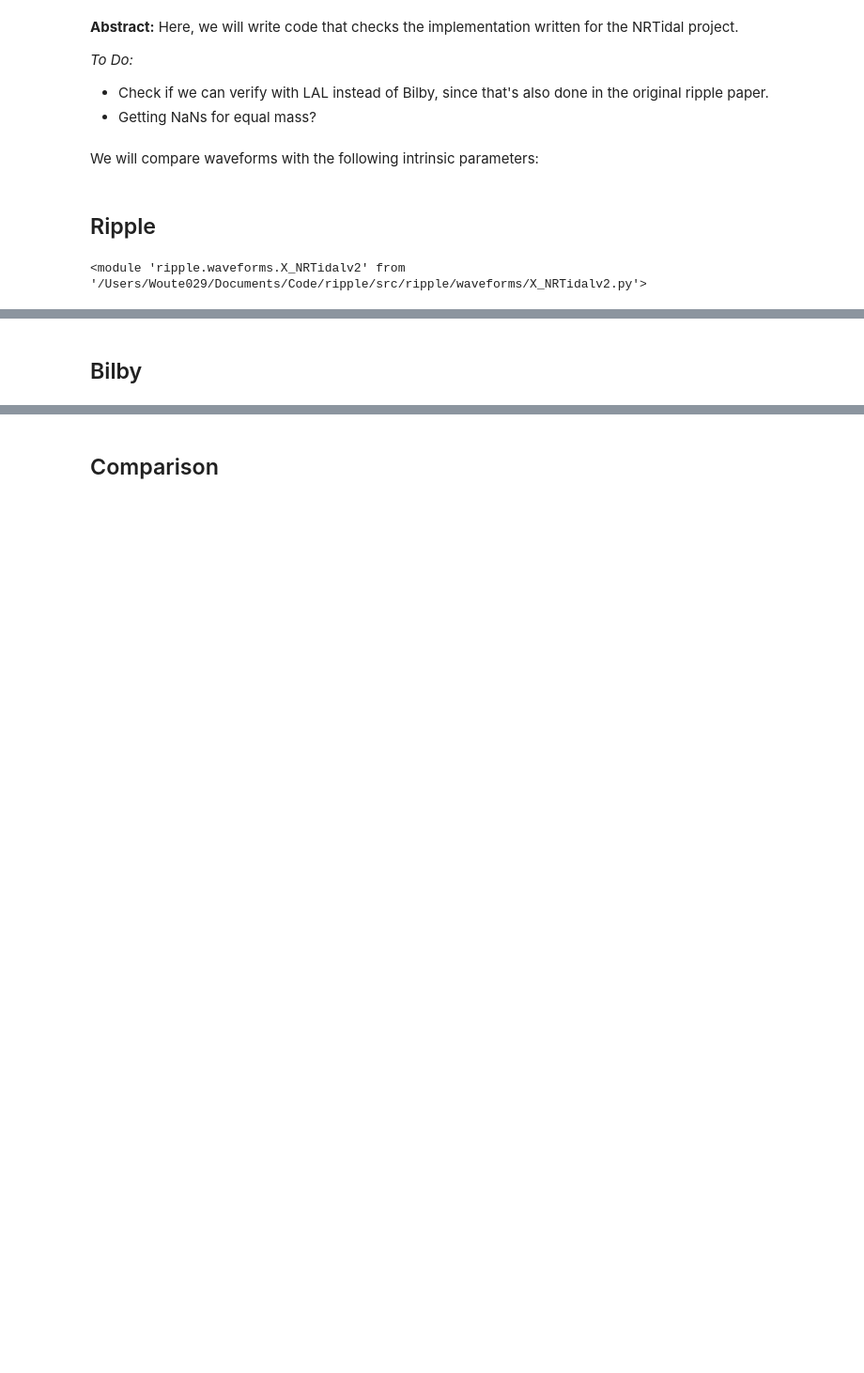
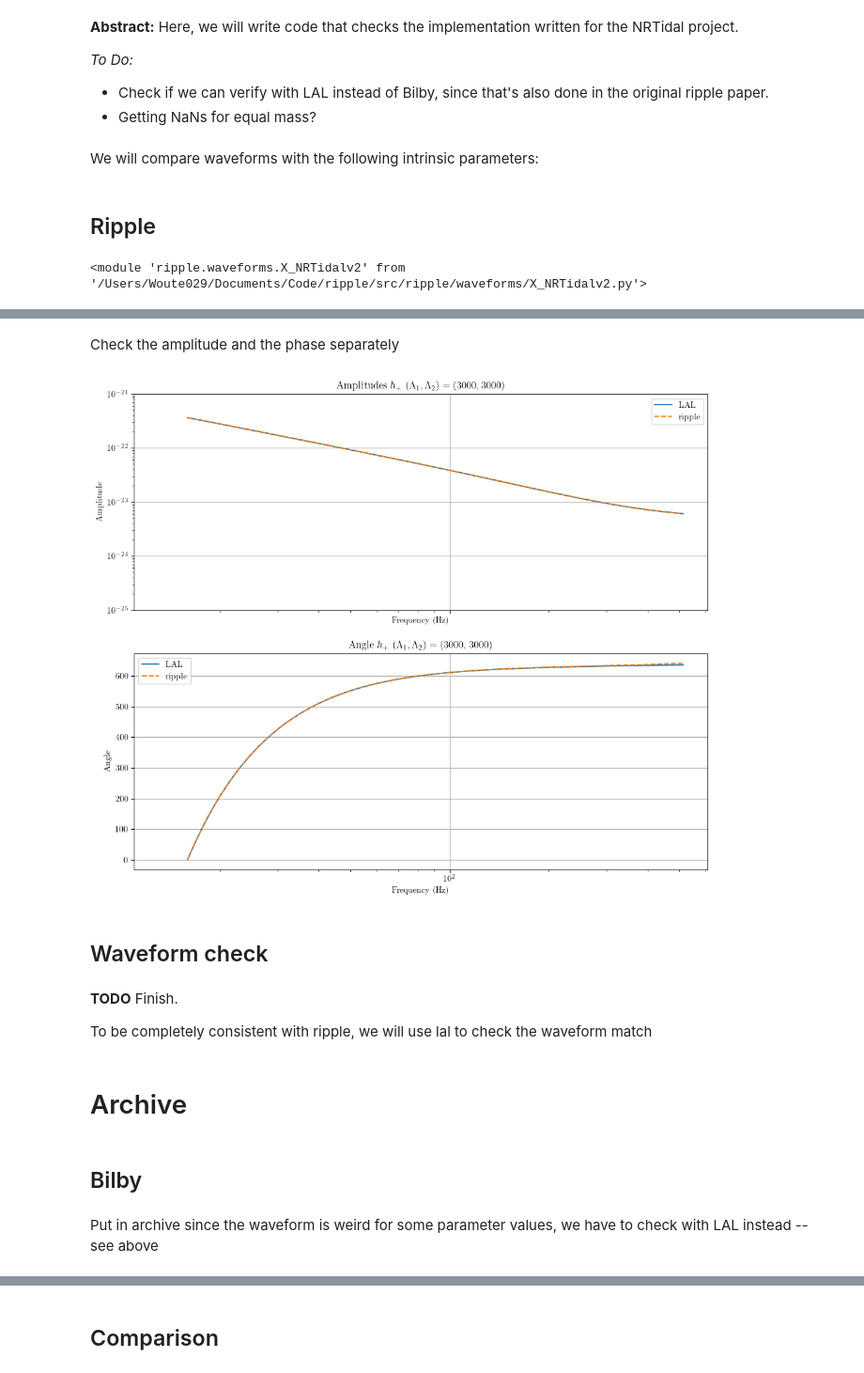
Before and after one commit to ThibeauWouters/PhD, a Jupyter notebook: ripple/check_NRTidal.ipynb, the cells around one changed output, grey strips where cells are left out. Shown: that part at 94% size. Saved outputs shown, nothing was run; the diff lists cells and outputs as text; code cells hidden in the pictures; blank space fills up the shorter version.

```diff
--- a/ripple/check_NRTidal.ipynb
+++ b/ripple/check_NRTidal.ipynb
@@ -74,0 +190,54 @@ hp_ripple, hc_ripple = X_NRTidalv2.gen_NRTidalv2_hphc(fs, theta_ripple, f_ref, "
+# %% [markdown]
+Check the amplitude and the phase separately
+# %%
+A_lalsuite = jnp.abs(hp_lalsuite)
+angle_lalsuite = np.unwrap(np.angle(hp_lalsuite)) #% (2 * np.pi)
+phase_lalsuite = hp_lalsuite / A_lalsuite
+
+A_ripple = jnp.abs(hp_ripple)
+angle_ripple = np.unwrap(np.angle(hp_ripple)) #% (2 * np.pi)
+phase_ripple = hp_ripple / A_ripple
+
+# Choose whether we plot the angle or the phase
+plot_angle = True
+
+plt.subplots(2, 1, figsize=(12, 10), sharex=True)
+plt.subplot(2, 1, 1)
+
+# Plot the amplitude
+plt.plot(freqs_lal[mask_lal], A_lalsuite, "-", label = "LAL")
+plt.plot(fs_ripple, A_ripple, "--", label = "ripple")
+plt.title(r"Amplitudes $h_+$ ($\Lambda_1, \Lambda_2) = ({}, {}$)".format(lambda1, lambda2))
+plt.yscale('log')
+plt.xscale('log')
+plt.xlabel("Frequency (Hz)")
+plt.ylabel("Amplitude")
+plt.ylim(1e-25, 1e-21)
+plt.xlim(f_l - 5)
+plt.legend()
+
+# Plot the angle or the phase
+plt.subplot(2, 1, 2)
+if plot_angle:
+    plt.plot(freqs_lal[mask_lal], angle_lalsuite, "-", label = "LAL")
+    plt.plot(fs_ripple, angle_ripple, "--", label = "ripple")
+    name = "Angle"
+else:
+    plt.plot(freqs_lal[mask_lal], angle_lalsuite, "-", label = "LAL")
+    plt.plot(fs_ripple, phase_ripple, "--", label = "ripple")
+    name = "Phase"
+plt.legend()
+plt.title(r"{} $h_+$ ($\Lambda_1, \Lambda_2) = ({}, {}$)".format(name, lambda1, lambda2))
+plt.xlabel("Frequency (Hz)")
+plt.ylabel(f"{name}")
+plt.xscale('log')
+plt.xlim(f_l - 5)
+plt.show()
+# %% [output]
+[figure, added]
+# %% [markdown]
+## Waveform check
+# %% [markdown]
+**TODO** Finish.
+
+To be completely consistent with ripple, we will use lal to check the waveform match
@@ -75,5 +474,9 @@ hp_ripple, hc_ripple = X_NRTidalv2.gen_NRTidalv2_hphc(fs, theta_ripple, f_ref, "
+# %% [markdown]
+# Archive
 # %% [markdown]
 ## Bilby
+# %% [markdown]
+Put in archive since the waveform is weird for some parameter values, we have to check with LAL instead -- see above
 # %%
 injection_parameters = dict(
     mass_1 = m1,
```
Also changed, not shown: parts of 23 cells of this notebook, 6 other files.
